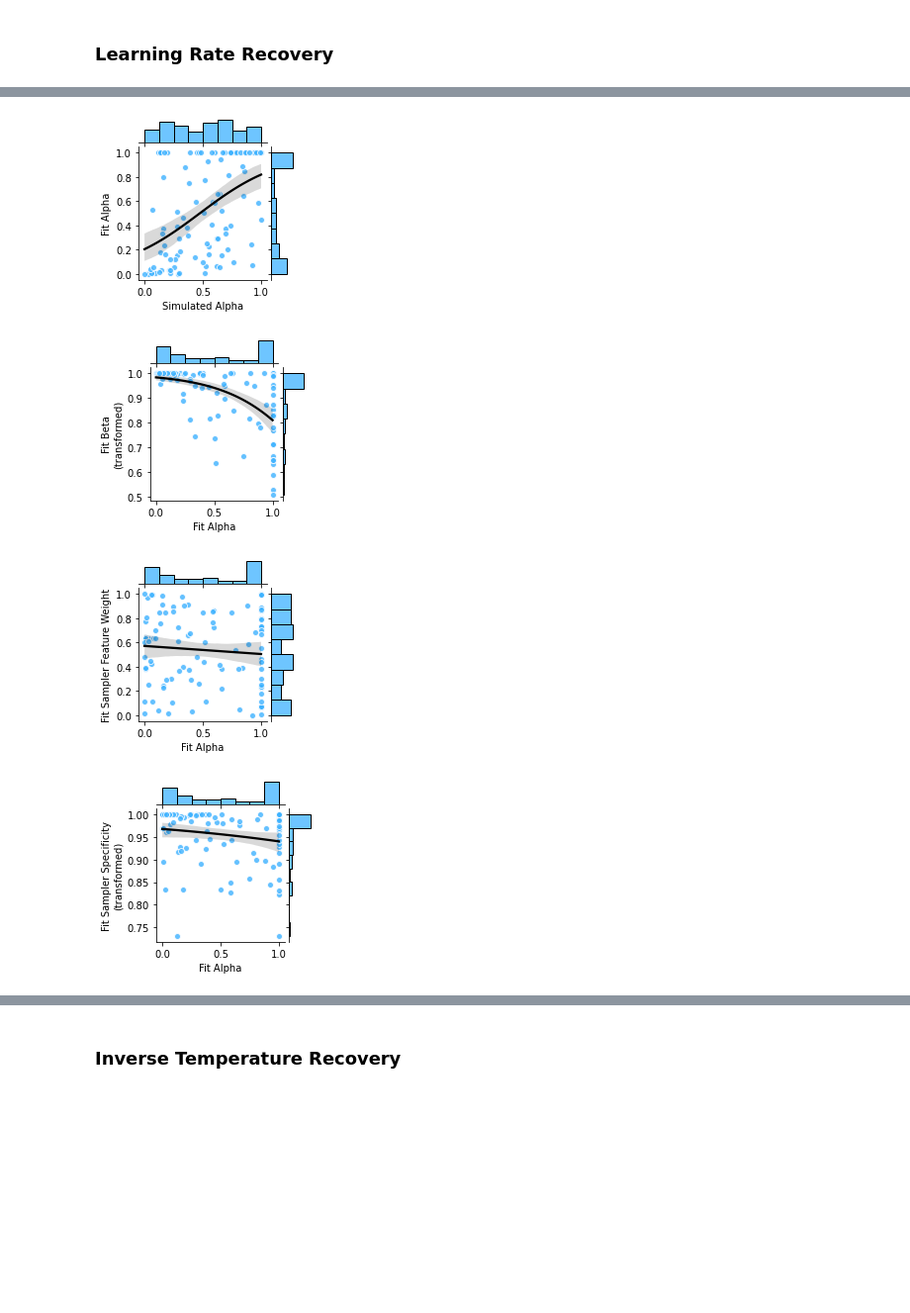
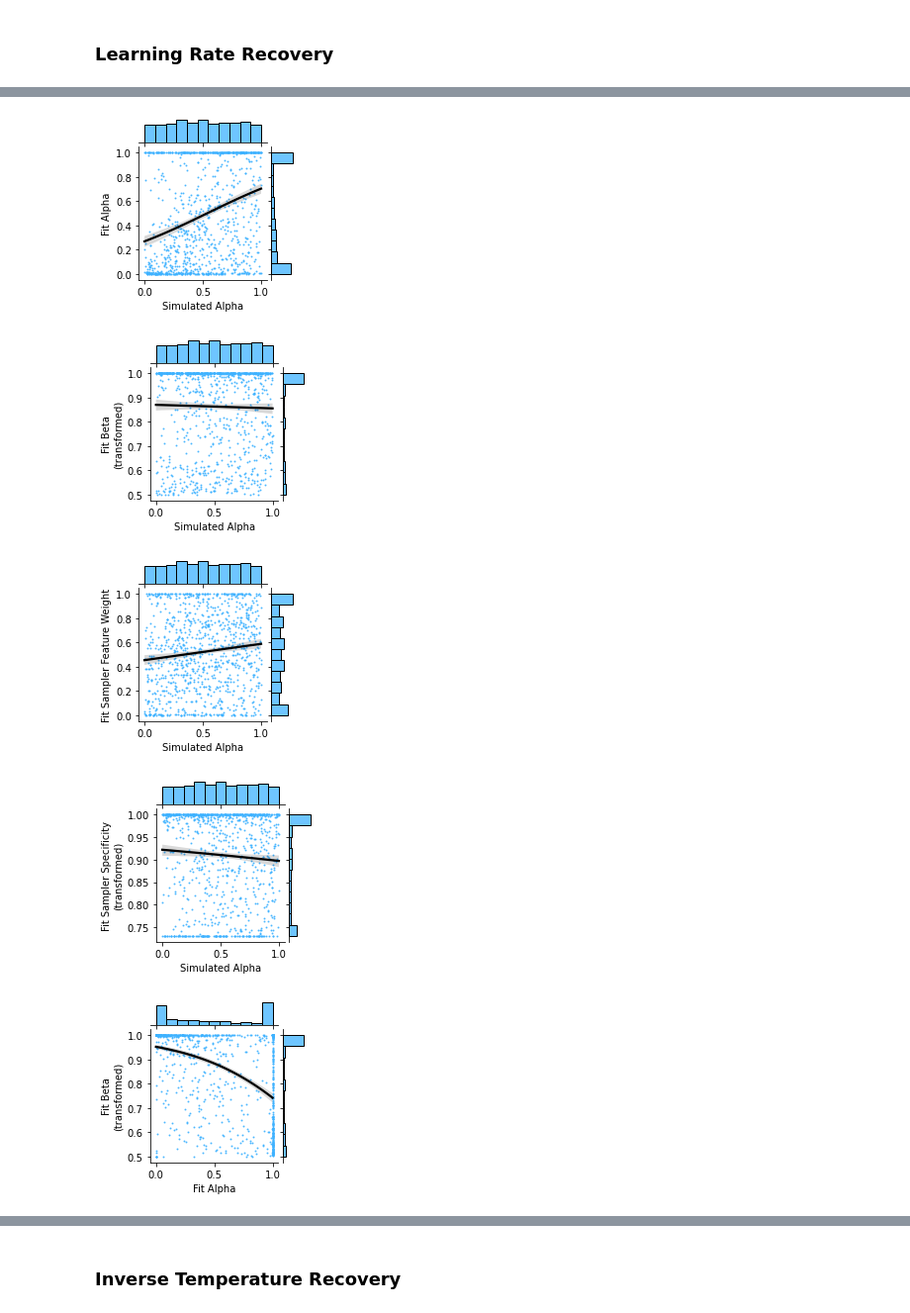
Before and after one commit to BakkourLabRepo/feat-predict_models, a Jupyter notebook: notebooks/model-recovery.ipynb, the cells around one changed output, grey strips where cells are left out. Shown at 99% size. Saved outputs shown, nothing was run; the diff lists cells and outputs as text; code cells hidden in the pictures; blank space fills up the shorter version.

Commit message:
plot sim -> fit correlations

```diff
--- a/notebooks/model-recovery.ipynb
+++ b/notebooks/model-recovery.ipynb
@@ -124,7 +124,7 @@ def plot_parameter_relationship(
         y = y,
         logistic = True,
         color = color,
-        scatter_kws = {'edgecolor': 'white'},
+        scatter_kws = {'s': 1},
         line_kws = {'color': 'black'},
         ax = g.ax_joint,
     )
@@ -152,6 +152,8 @@ def plot_parameter_relationship(
 sim_params = []
 for model in MODELS:
     for f in listdir(f'{DATA_PATH}/{model}/training'):
+        if f.startswith('.'):
+            continue
         agent_data = pd.read_csv(f'{DATA_PATH}/{model}/training/{f}')
         sim_params.append(agent_data[[
             'id',
@@ -442,6 +549,33 @@ plot_parameter_relationship(
     'alpha_fit',
     x_label = 'Simulated Alpha',
     y_label = 'Fit Alpha',
+    color = MODEL_COLORS['ss-sampler']
+)
+
+plot_parameter_relationship(
+    model_fits.loc[idx],
+    'alpha_sim',
+    'beta_trans_fit',
+    x_label = 'Simulated Alpha',
+    y_label = 'Fit Beta\n(transformed)',
+    color = MODEL_COLORS['ss-sampler']
+)
+
+plot_parameter_relationship(
+    model_fits.loc[idx],
+    'alpha_sim',
+    'sampler_feature_weight_fit',
+    x_label = 'Simulated Alpha',
+    y_label = 'Fit Sampler Feature Weight',
+    color = MODEL_COLORS['ss-sampler']
+)
+
+plot_parameter_relationship(
+    model_fits.loc[idx],
+    'alpha_sim',
+    'sampler_specificity_trans_fit',
+    x_label = 'Simulated Alpha',
+    y_label = 'Fit Sampler Specificity\n(transformed)',
     color = MODEL_COLORS['ss-sampler']
 )
 
@@ -493,4 +626,5 @@ plot_parameter_relationship(
-[figure, old version]
+[figure, new version]
-[figure, old version]
+[figure, new version]
-[figure, old version]
+[figure, new version]
-[figure, old version]
+[figure, new version]
+[figure, added]
```
Also changed, not shown: parts of 19 cells of this notebook.
